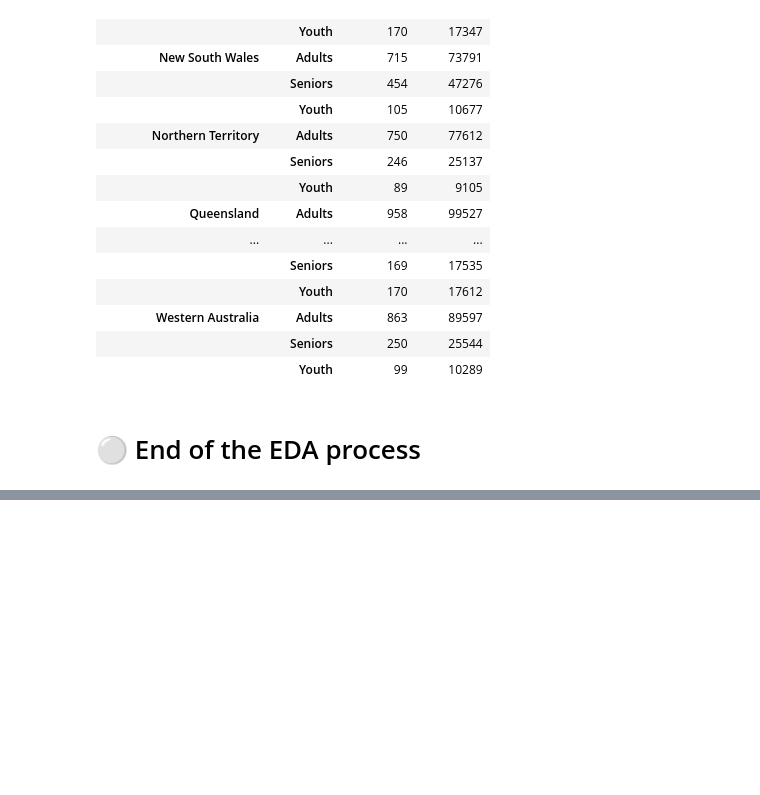
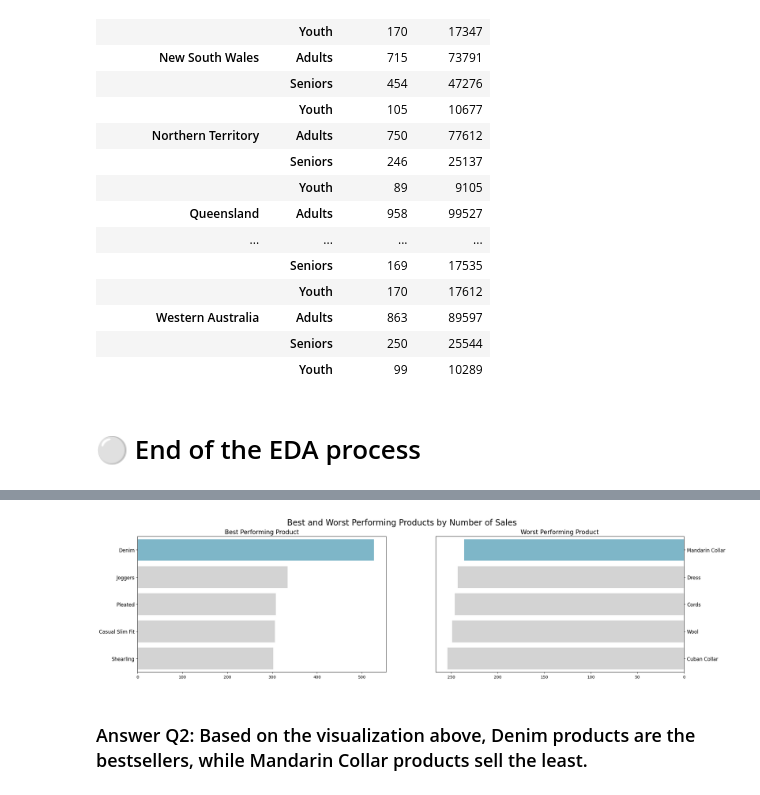
Before and after one commit to stefansphtr/Exercise-Project-Data-Analysis, a Jupyter notebook: Project.ipynb, the cells around one changed output, grey strips where cells are left out. Saved outputs shown, nothing was run; the diff lists cells and outputs as text; code cells hidden in the pictures; blank space fills up the shorter version.

```diff
--- a/Project.ipynb
+++ b/Project.ipynb
@@ -1294,0 +1473,11 @@ all_df.groupby(by=["state", "age_group"]).agg(
+# %%
+# Create a new dataframe about product name and quantity sales
+
+sum_order_items_df = (
+    all_df.groupby(by="product_name")
+    .quantity_x.sum()
+    .sort_values(ascending=False)
+    .reset_index()
+)
+
+sum_order_items_df.head(11)
@@ -1294,0 +1497,45 @@ all_df.groupby(by=["state", "age_group"]).agg(
+# %%
+# Create 2 data visualization from 1 picture
+
+# fig, ax = plt.subplots(nrows=1, ncols=2, figsize=(24,6))
+fig, ax = plt.subplots(1, 2, figsize=(24, 6))
+
+colors = ["#72BCD4", "#D3D3D3", "#D3D3D3", "#D3D3D3", "#D3D3D3"]
+
+sns.barplot(
+    data=sum_order_items_df.head(5),
+    x="quantity_x",
+    y="product_name",
+    hue="product_name",
+    palette=colors,
+    ax=ax[0],
+)
+
+ax[0].set_ylabel(None)
+ax[0].set_xlabel(None)
+ax[0].set_title("Best Performing Product", loc="center", fontsize=15)
+ax[0].tick_params(axis="y", labelsize=12)
+
+sns.barplot(
+    data=sum_order_items_df.sort_values(by="quantity_x", ascending=True).head(5),
+    x="quantity_x",
+    y="product_name",
+    hue="product_name",
+    palette=colors,
+    ax=ax[1],
+)
+
+ax[1].set_ylabel(None)
+ax[1].set_xlabel(None)
+ax[1].invert_xaxis()
+ax[1].yaxis.set_label_position = "right"
+ax[1].yaxis.tick_right()
+ax[1].set_title("Worst Performing Product", loc="center", fontsize=15)
+ax[1].tick_params(axis="y", labelsize=12)
+
+plt.suptitle("Best and Worst Performing Products by Number of Sales", fontsize=20)
+plt.show()
+# %% [output]
+[figure, added]
+# %% [markdown]
+### Answer Q2: Based on the visualization above, Denim products are the bestsellers, while Mandarin Collar products sell the least.
```
Also changed, not shown: parts of 18 cells of this notebook.
